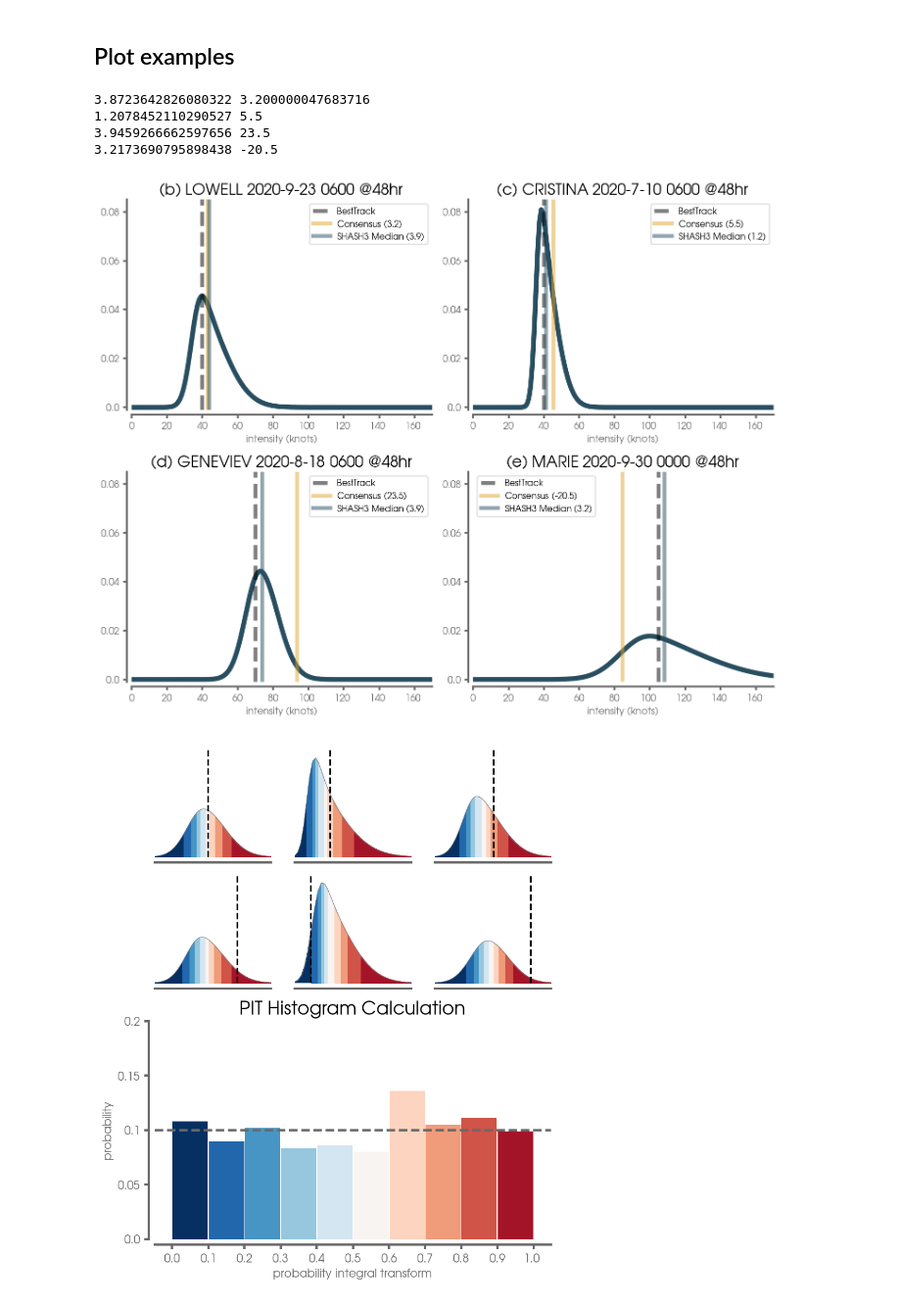
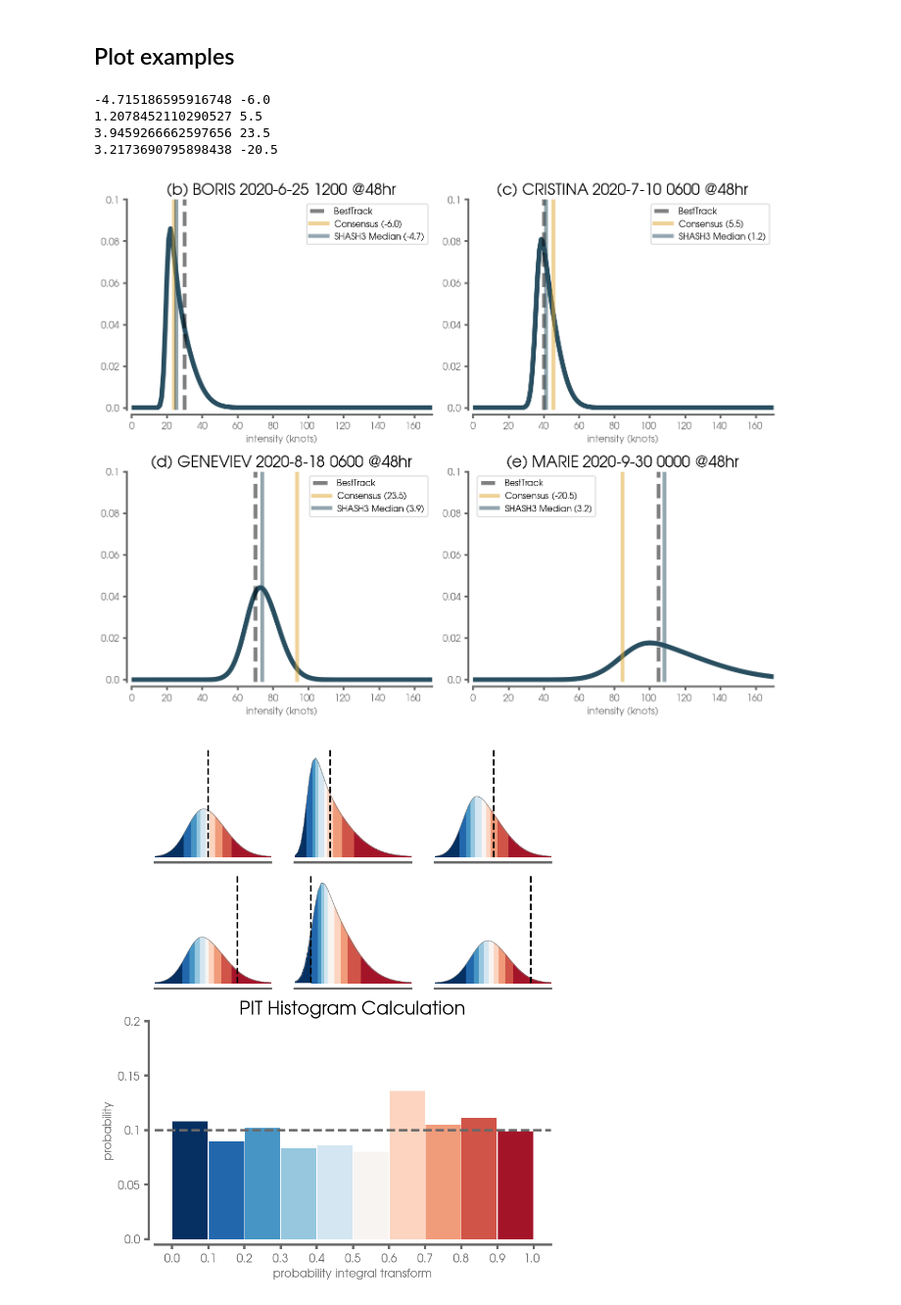
Before and after one commit to eabarnes1010/hurricane_uqcomparisons, a Jupyter notebook: _plot_singleModel.ipynb, the cells around one changed output. Shown at 98% size. Drawn from its saved outputs; the diff is of its cells as text; code cells hidden in the pictures.

```diff
--- a/_plot_singleModel.ipynb
+++ b/_plot_singleModel.ipynb
@@ -457,7 +457,7 @@ f, axs = plt.subplots(2, 2, figsize=(10,8))
 axs = axs.flatten()
 i = np.where(df_test["Name"]=='MARIE')[0]
 # random_samples = (173,140,6,130) #AL @72
-random_samples = (17,65,6,90)#(25,88,111,27) # (30,88,110,44)(25,88,110,27)
+random_samples = (13,65,6,90)#(25,88,111,27) # (30,88,110,44)(25,88,110,27)
 
 true_intensity = df_test["VMXC"] + df_test["OBDV"]
 cons_intensity = df_test["VMXC"]
@@ -486,36 +486,36 @@ for isample, sample in enumerate(random_samples):
                alpha=.5,
                linewidth=4,
                color=colors[1],
                label='Consensus (' + str(cons_error.round(1)) + ')',
               )
     ax.axvline(x=pred_dict[exp_name][RNG_SEED]['pred_med_test'][sample]+cons_intensity[sample],
                linestyle='-',
                color=colors[0],
                linewidth=4,
                alpha=.5,
                label='SHASH3 Median (' + str(ann_error.round(1)) + ')',
               )
 
 
     details = get_storm_details(df_test, sample)
     ax.set_title(panel_letters[isample] + ' ' + details, fontsize=FS, color='k')
     ax.legend(fontsize=9)
     ax.set_xlabel('intensity (knots)')
     ax.set_xticks(np.arange(0,180,20),np.arange(0,180,20))
     ax.set_yticks(np.arange(0,.16,.02),np.arange(0,.16,.02))
     ax.set_xlim(0,170)
-    ax.set_ylim(-.001,.085)
+    ax.set_ylim(-.001,.1)
     format_spines(ax)
 
 plt.tight_layout()
 plt.savefig(FIGURE_PATH + 'exampleDistributions_' + model_name + '.png', dpi=dpiFig)
 plt.show()
 # %% [output]
-3.8723642826080322 3.200000047683716
+-4.715186595916748 -6.0
 1.2078452110290527 5.5
 3.9459266662597656 23.5
 3.2173690795898438 -20.5
-[figure, old version]
+[figure, new version]
 # %%
 cmap_interp = cm.get_cmap('RdBu_r', N_COLORS)
 norm = mpl.colors.Normalize(vmin=0, vmax=10)
```
Also changed, not shown: parts of 1 cell of this notebook, 1 other file.
